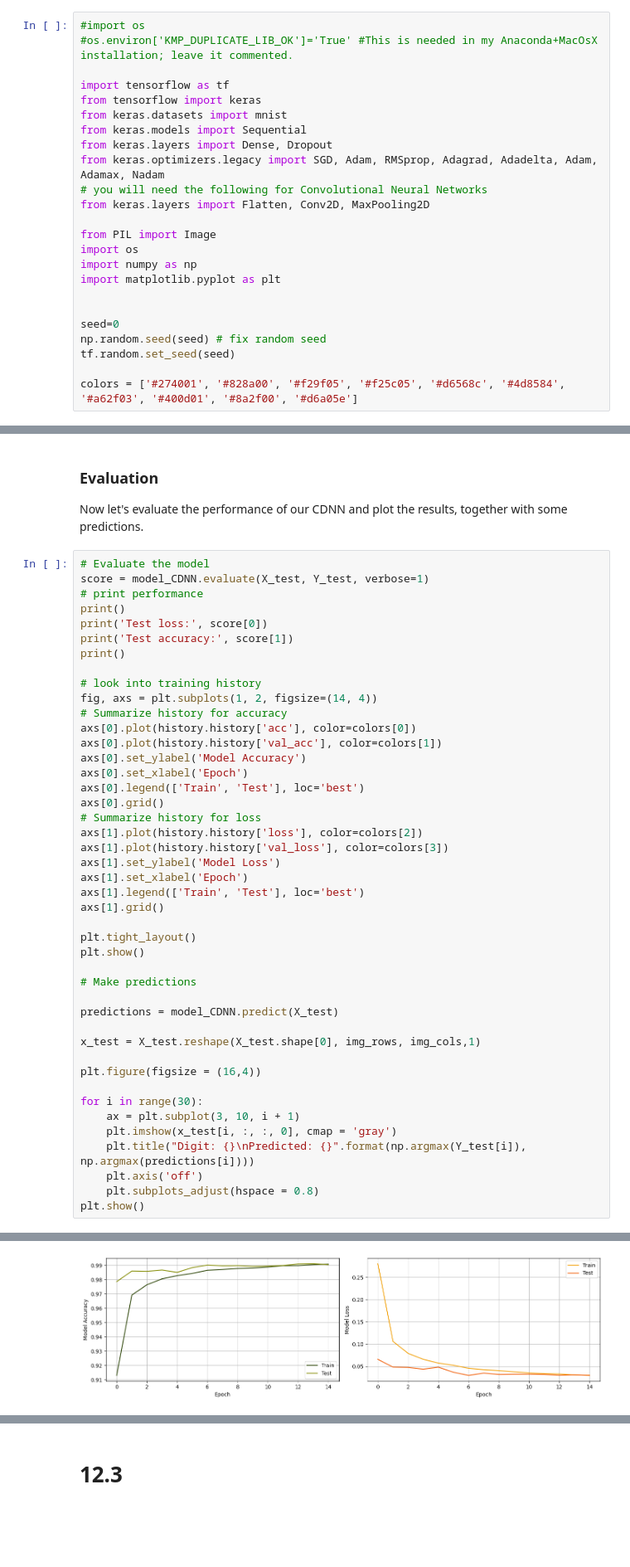
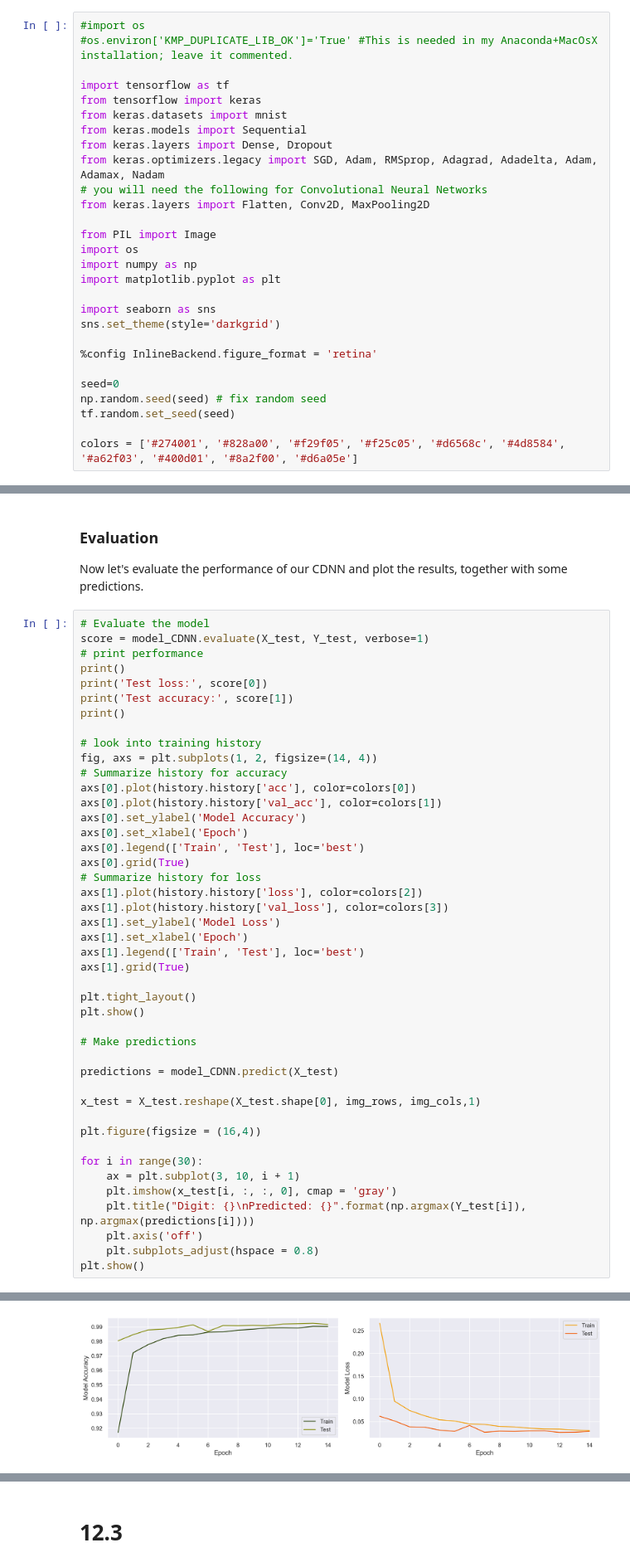
Before and after one commit to tommasoperitoree/Numerical_Simulation_Laboratory, a Jupyter notebook: LSN_12/LSN_12.2-3.ipynb, the cells around one changed output, grey strips where cells are left out. Shown at 83% size. Cells and saved outputs as stored; diff of their text form; blank space fills up the shorter version.

```diff
--- a/LSN_12/LSN_12.2-3.ipynb
+++ b/LSN_12/LSN_12.2-3.ipynb
@@ -18,6 +18,10 @@ import os
 import numpy as np
 import matplotlib.pyplot as plt
 
+import seaborn as sns
+sns.set_theme(style='darkgrid')
+
+%config InlineBackend.figure_format = 'retina'
 
 seed=0
 np.random.seed(seed) # fix random seed
@@ -173,14 +177,14 @@ axs[0].plot(history.history['val_acc'], color=colors[1])
 axs[0].set_ylabel('Model Accuracy')
 axs[0].set_xlabel('Epoch')
 axs[0].legend(['Train', 'Test'], loc='best')
-axs[0].grid()
+axs[0].grid(True)
 # Summarize history for loss
 axs[1].plot(history.history['loss'], color=colors[2])
 axs[1].plot(history.history['val_loss'], color=colors[3])
 axs[1].set_ylabel('Model Loss')
 axs[1].set_xlabel('Epoch')
 axs[1].legend(['Train', 'Test'], loc='best')
-axs[1].grid()
+axs[1].grid(True)
 
 plt.tight_layout()
 plt.show()
@@ -208 +212 @@ Test accuracy: 0.9904999732971191
-[figure, old version]
+[figure, new version]
```
Also changed, not shown: parts of 4 cells of this notebook, 1 other file.
